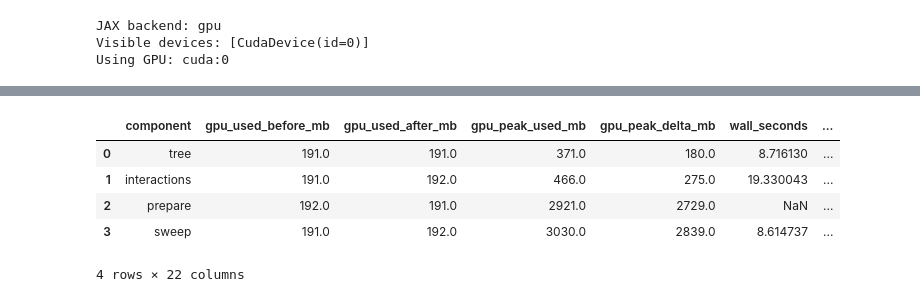
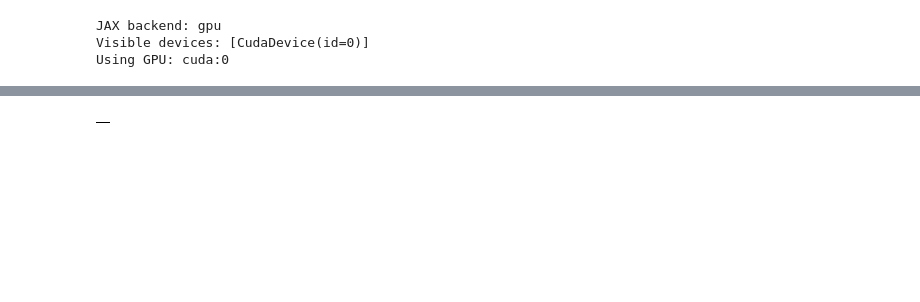
Before and after one commit to TobiBu/jaccpot, a Jupyter notebook: examples/benchmark_gpu_single_n_memory.ipynb, the cells around one changed output, grey strips where cells are left out. Cells and saved outputs as stored; diff of their text form; code cells hidden in the pictures; blank space fills up the shorter version.

```diff
--- a/examples/benchmark_gpu_single_n_memory.ipynb
+++ b/examples/benchmark_gpu_single_n_memory.ipynb
@@ -221,3 +285,8 @@ config_df
+# %%
+compile_analysis_enabled = bool(compile_analysis_enabled)
+component_peak_enabled = bool(component_peak_enabled)
+memory_sweep_enabled = bool(memory_sweep_enabled)
+mac_compare_enabled = bool(mac_compare_enabled)
 # %%
 def _block_ready(value):
     return jax.tree_util.tree_map(
@@ -857,21 +1066,18 @@ else:
 # %%
-component_peak_parts = []
-component_trace_parts = []
-for component_mode in ["tree", "interactions", "prepare", "sweep"]:
-    part_df, trace_df = run_component_worker_with_peak(component_mode, runs=1, warmup=0)
-    component_peak_parts.append(part_df)
-    component_trace_parts.append(trace_df)
-
-component_peak_df = pd.concat(component_peak_parts, ignore_index=True)
-component_trace_df = pd.concat(component_trace_parts, ignore_index=True)
-component_peak_df.to_csv(single_n_output_dir / f"single_n_{num_particles}_component_peak_summary.csv", index=False)
-component_trace_df.to_csv(single_n_output_dir / f"single_n_{num_particles}_component_peak_trace.csv", index=False)
+component_peak_df = pd.DataFrame()
+component_trace_df = pd.DataFrame()
+if bool(component_peak_enabled):
+    component_peak_parts = []
+    component_trace_parts = []
+    for component_mode in ["tree", "interactions", "m2l", "l2l", "prepare"]:
+        part_df, trace_df = run_component_worker_with_peak(component_mode, runs=1, warmup=0)
+        component_peak_parts.append(part_df)
+        component_trace_parts.append(trace_df)
+    component_peak_df = pd.concat(component_peak_parts, ignore_index=True)
+    component_trace_df = pd.concat(component_trace_parts, ignore_index=True)
+    component_peak_df.to_csv(single_n_output_dir / f"single_n_{num_particles}_component_peak_summary.csv", index=False)
+    component_trace_df.to_csv(single_n_output_dir / f"single_n_{num_particles}_component_peak_trace.csv", index=False)
 component_peak_df
 # %% [output]
-|  | component | gpu_used_before_mb | gpu_used_after_mb | gpu_peak_used_mb | gpu_peak_delta_mb | wall_seconds | ... |
-| 0 | tree | 191.0 | 191.0 | 371.0 | 180.0 | 8.716130 | ... |
-| 1 | interactions | 191.0 | 192.0 | 466.0 | 275.0 | 19.330043 | ... |
-| 2 | prepare | 192.0 | 191.0 | 2921.0 | 2729.0 | NaN | ... |
-| 3 | sweep | 191.0 | 192.0 | 3030.0 | 2839.0 | 8.614737 | ... |
+|  |
-4 rows × 22 columns
 # %%
```
Also changed, not shown: parts of 14 cells of this notebook, 11 other files.
